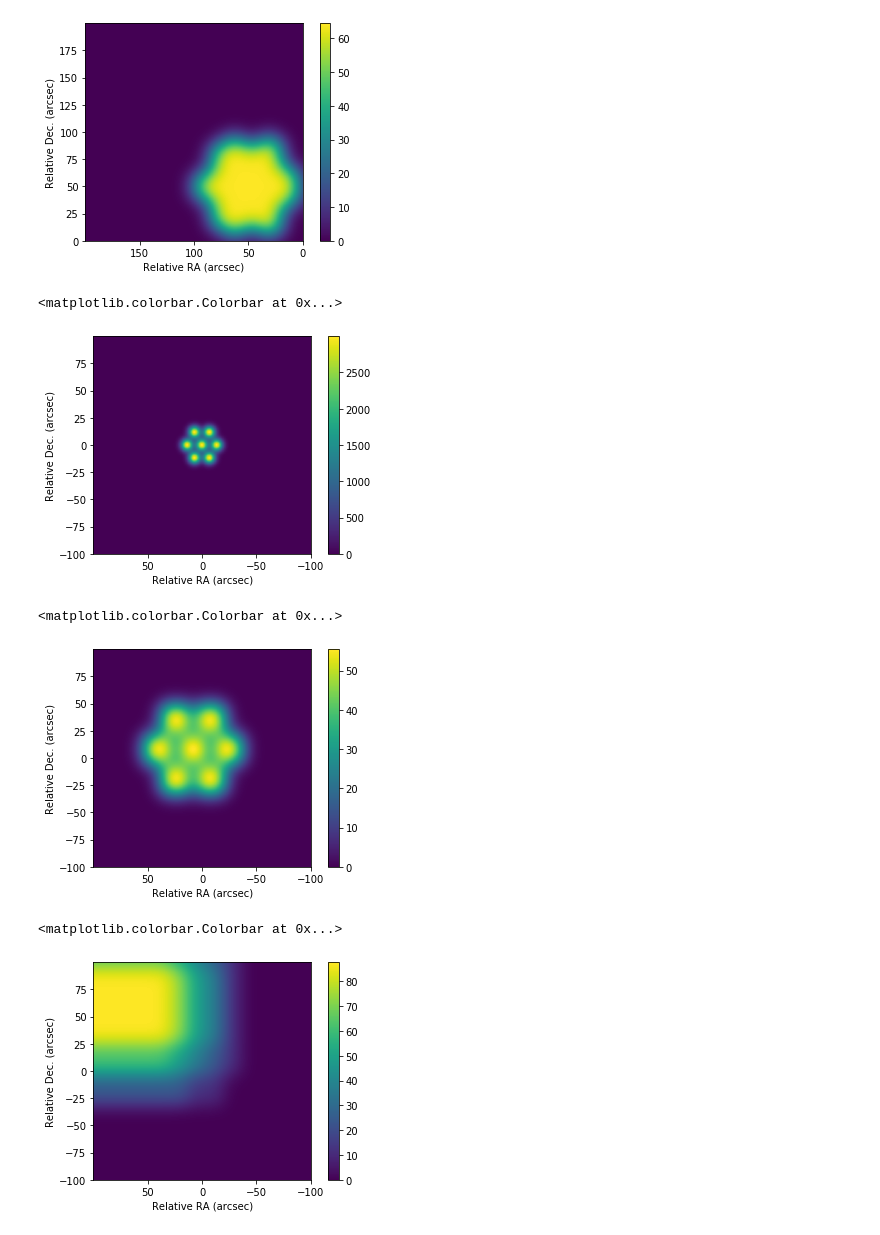
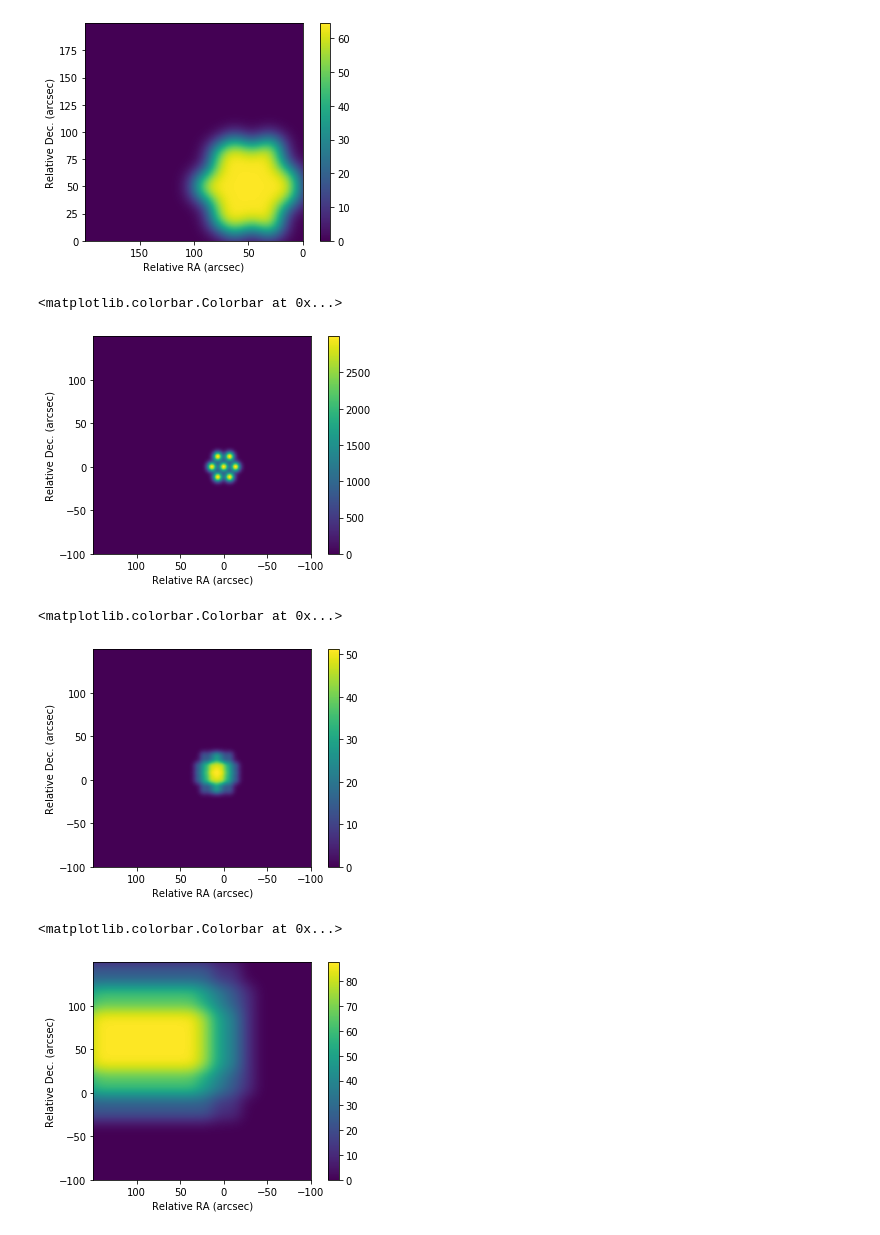
Before and after one commit to kfkaplan/the_greatest_sensitivity_mapper, a Jupyter notebook: test_sense_map.ipynb, the cells around one changed output. Saved outputs shown, nothing was run; the diff lists cells and outputs as text; code cells hidden in the pictures.

Commit message:
Fixed issue where raster and OTF maps were not being properly centered on their RA and Dec. offsets set in USPOT when reading in aors.

```diff
--- a/test_sense_map.ipynb
+++ b/test_sense_map.ipynb
@@ -81,7 +81,7 @@ colorbar()
 aors = sens_map_lib.open_aors('test.aor')
 
 #Set up a new sky grid for this
-sky_grid = sens_map_lib.sky([-100.0, 100.0], [-100.0, 100.0], 0.2)
+sky_grid = sens_map_lib.sky([-100.0, 150.0], [-100.0, 150.0], 0.2)
 # %%
 #Paint HFA first aor which is a single pointing
 sky_grid.clear() #Clear sky grid
@@ -95,21 +95,21 @@ ylabel('Relative Dec. (arcsec)')
 colorbar()
 # %% [output]
 <matplotlib.colorbar.Colorbar at 0x...>
-[figure, old version]
+[figure, new version]
 # %%
-#Paint LFA second aor which is a Raster map
+#Paint HFA second aor which is a Raster map
 sky_grid.clear() #Clear sky grid
-aors[1].paint(sky_grid, 'LFA') #Paint onto sky from aor
+aors[1].paint(sky_grid, 'HFA') #Paint onto sky from aor
 
 #Show result
 figure()
 imshow(sky_grid.data, origin='bottom', extent=sky_grid.extent)
 xlabel('Relative RA (arcsec)')
 ylabel('Relative Dec. (arcsec)')
 colorbar()
 # %% [output]
 <matplotlib.colorbar.Colorbar at 0x...>
-[figure, old version]
+[figure, new version]
 # %%
 #Paint LFA third aor which is a OTF map
 sky_grid.clear() #Clear sky grid
@@ -123,7 +123,7 @@ ylabel('Relative Dec. (arcsec)')
 colorbar()
 # %% [output]
 <matplotlib.colorbar.Colorbar at 0x...>
-[figure, old version]
+[figure, new version]
 # %%
 #Paint LFA fourth aor which is a honeycomb map
 sky_grid.clear() #Clear sky grid
```
Also changed, not shown: parts of 1 cell of this notebook, 1 other file.
